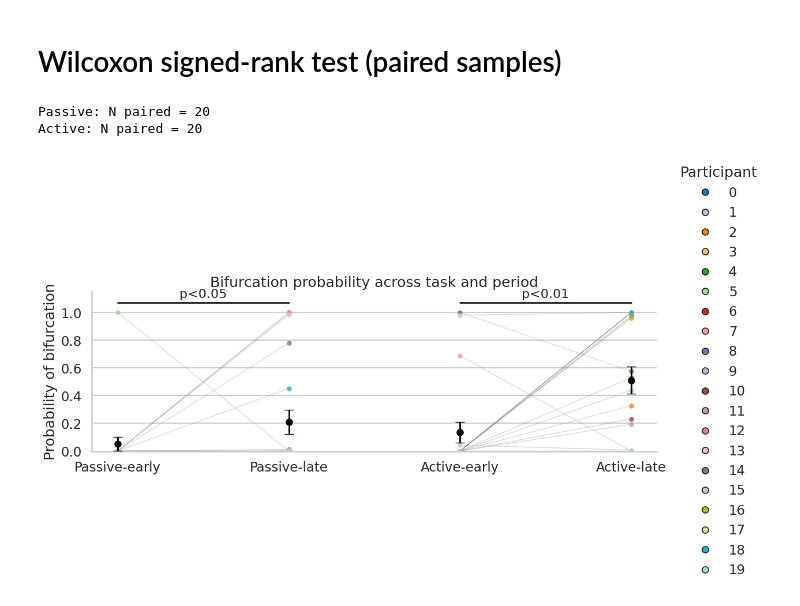
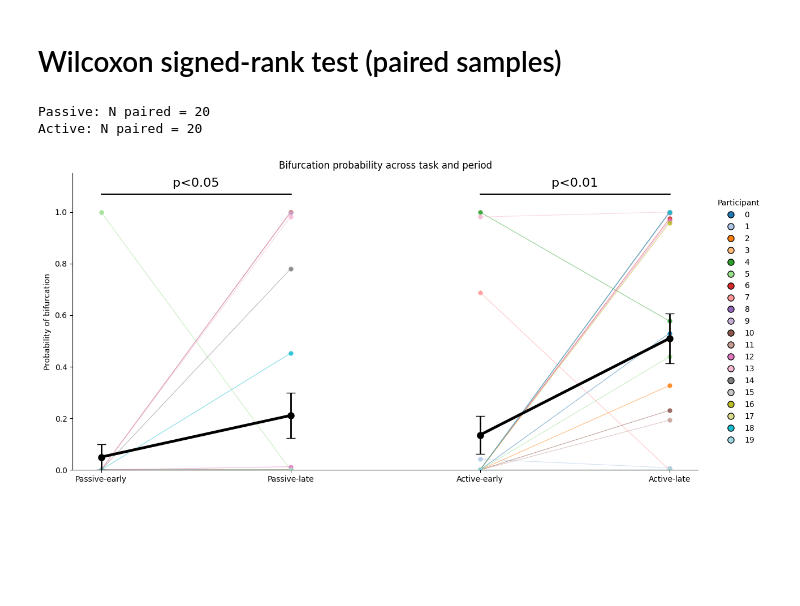
Before and after one commit to ThoHardy/SOUNDMODEL, a Jupyter notebook: BifurcationProbability_Group.ipynb, the cells around one changed output. Cells and saved outputs as stored; diff of their text form; code cells hidden in the pictures; blank space fills up the shorter version.

```diff
--- a/BifurcationProbability_Group.ipynb
+++ b/BifurcationProbability_Group.ipynb
@@ -54,7 +54,7 @@ data = pd.concat(dfs, ignore_index=True)
 # =======================
 # Styling
 # =======================
-sns.set(style="whitegrid", context="talk")
+# sns.set_theme(style="whitegrid", context="talk")
 
 subids = sorted(data["SubID"].unique())
 palette = sns.color_palette("tab20", len(subids))
@@ -78,7 +78,7 @@ for task in ["Passive", "Active"]:
 
         ax.plot(
             [x1, x2], [y1, y2],
-            color="gray", alpha=0.3, linewidth=1, zorder=1
+            color=subid_color[sub], alpha=0.55, linewidth=0.8, zorder=1
         )
 
 # ---- Rain (points only), colored by subject
@@ -104,6 +104,12 @@ stats = (
 )
 
 x = np.arange(len(condition_order))
+
+# Bold black mean connector lines within each task
+ax.plot([0, 1], [stats.loc["Passive-early", "mean"], stats.loc["Passive-late", "mean"]],
+        color="black", linewidth=3.5, zorder=2.6)
+ax.plot([2, 3], [stats.loc["Active-early", "mean"], stats.loc["Active-late", "mean"]],
+        color="black", linewidth=3.5, zorder=2.6)
 
 ax.errorbar(
     x=x,
@@ -147,7 +153,7 @@ def paired_p(task):
         print(f"{task}: Not enough paired data.")
         return np.nan
 
-    stat, p = wilcoxon(e_vals, l_vals)
+    _, p = wilcoxon(e_vals, l_vals)
     return p
 
 def stars(p):
@@ -188,31 +194,31 @@ legend_elements = [
         label=str(sub),
         markerfacecolor=subid_color[sub],
         markersize=8
     )
     for sub in subids
 ]
 
 ax.legend(
     handles=legend_elements,
     title="Participant",
     bbox_to_anchor=(1.02, 0.5),
     loc="center left",
     frameon=False
 )
 
 # =======================
 # Final touches
 # =======================
 ax.set_ylabel("Probability of bifurcation")
 ax.set_xlabel("")
 ax.set_ylim(0, 1.15)
 ax.set_title("Bifurcation probability across task and period")
 
 sns.despine()
 plt.tight_layout()
 plt.savefig('BifurcationProbabilityAcrossConditions.png')
 plt.show()
 # %% [output]
 Passive: N paired = 20
 Active: N paired = 20
-[figure, old version]
+[figure, new version]
```
Also changed, not shown: 8 other files.
